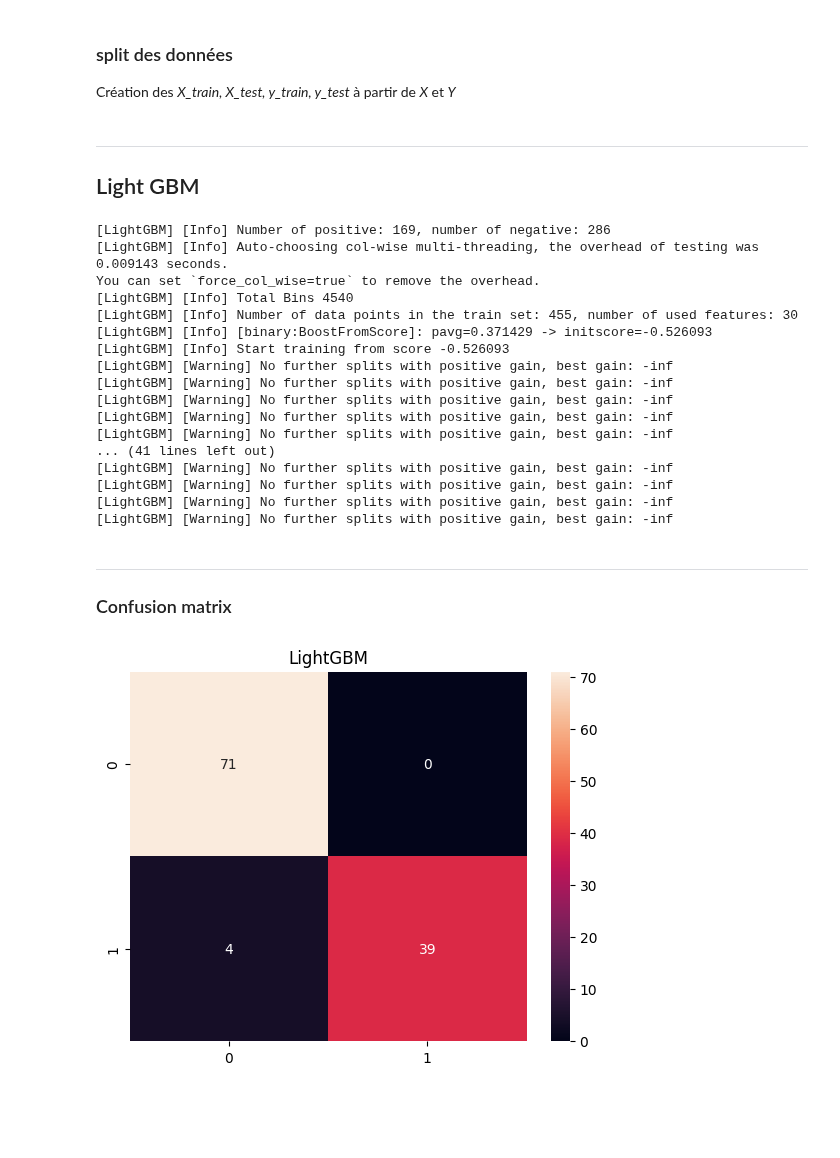
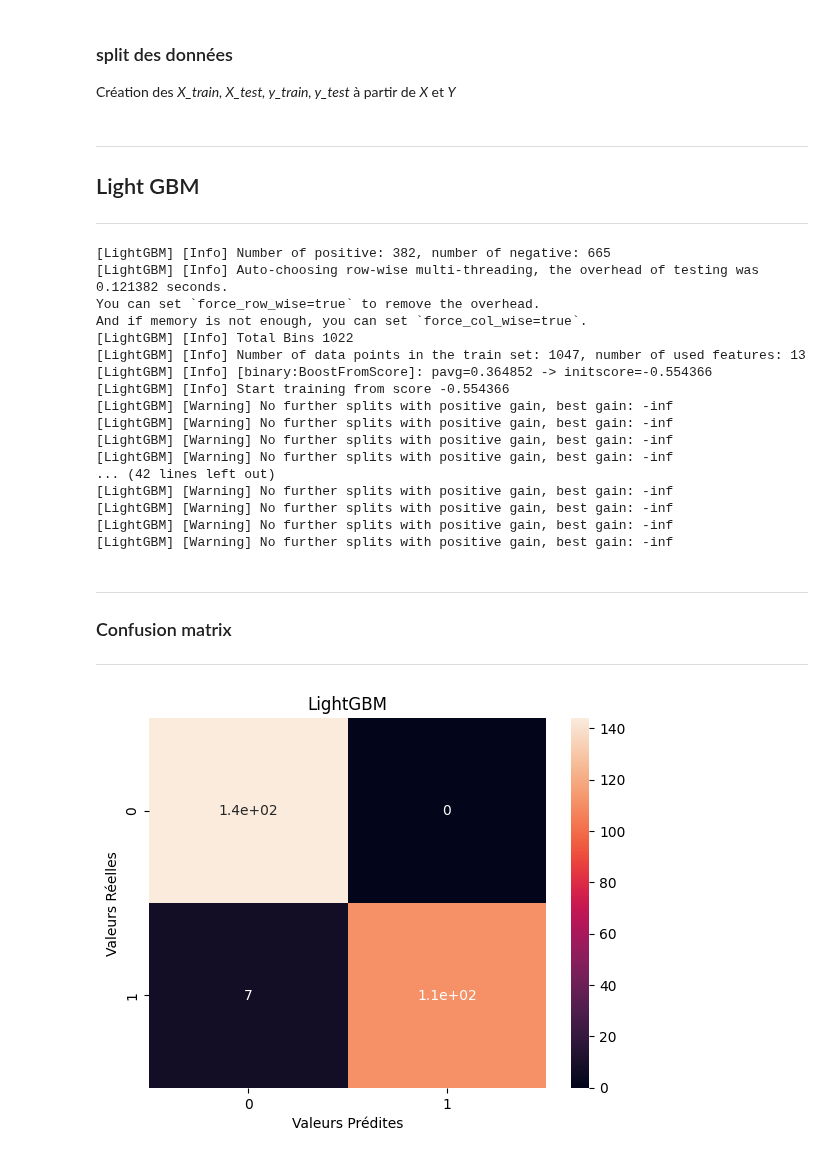
Before and after one commit to AFlo59/M-thodes-ensemblistes-et-arbres-de-d-cision-, a Jupyter notebook: 06-LightGBM.ipynb, the cells around one changed output. Cells and saved outputs as stored; diff of their text form; code cells hidden in the pictures; blank space fills up the shorter version.

```diff
--- a/06-LightGBM.ipynb
+++ b/06-LightGBM.ipynb
@@ -71,6 +107,7 @@ X
 # %%
 #Rename Dataset to Label to make it easy to understand
-y = y.rename(columns={'Diagnosis':'Label'})
+y = df[['survived']]
+y = y.rename(columns={'survived':'Label'})
 
 
 ####### Replace categorical values with numbers########
@@ -81,8 +118,8 @@ y = y["Label"].values
 
 # Encoding categorical data
 labelencoder = LabelEncoder()
-Y = labelencoder.fit_transform(y) # M=1 and B=0
+Y = labelencoder.fit_transform(y)
 
 # affichage de la différence entre y et Y
-print(y[20:30], Y[20:30])
+print(y[20:30])
 # %% [output]
@@ -93,29 +130,33 @@ print(y[20:30], Y[20:30])
 #Define x and normalize values
 
 #Define the independent variables. Let's also drop Gender, so we can normalize other data
-X = X.drop(labels = ["Unnamed: 0"], axis=1)
+X = df.drop(labels = ["survived"], axis=1)
 
-feature_names = np.array(X.columns)  #Convert dtype string?
+labelencoder = LabelEncoder()
+for column in X.columns:
+    X[column] = labelencoder.fit_transform(X[column])
+
+scaler = StandardScaler()
+scaler.fit(X)
+X = scaler.transform(X)
 # %% [markdown]
 ### split des données
 Création des *X_train, X_test, y_train, y_test* à partir de *X* et *Y*
 # %%
-scaler = StandardScaler()
-scaler.fit(X)
-X = scaler.transform(X)
-
 ##Split data into train and test to verify accuracy after fitting the model.
-X_train, X_test, y_train, y_test = train_test_split(X, Y, test_size=0.2, random_state=42)
+X_train, X_test, y_train, y_test = train_test_split(X, y, test_size=0.2, random_state=42)
 # %% [markdown]
 ___
 ## Light GBM
+___
 # %%
 ###################################
 # LightGBM
+
 d_train = lgb.Dataset(X_train, label=y_train)
 
 # https://lightgbm.readthedocs.io/en/latest/Parameters.html
-lgbm_params = {'learning_rate':0.05, 'boosting_type':'dart',    #gbdt or Try dart for better accuracy (it means the best for boosting)
+lgbm_params = {'learning_rate':0.05, 'boosting_type':'gbdt',    #gbdt or Try dart for better accuracy (it means the best for boosting)
               'objective':'binary',
               'metric':['auc', 'binary_logloss'],
               'num_leaves':100,
@@ -125,7 +166,6 @@ start=datetime.now()
 clf = lgb.train(lgbm_params, d_train, 50) #50 iterations. Increase iterations for small learning rates
 stop=datetime.now()
 execution_time_lgbm = stop-start
-#print("LGBM execution time is: ", execution_time_lgbm)
 
 #Prediction on test data
 y_pred_lgbm=clf.predict(X_test)
@@ -137,16 +177,10 @@ for i in range(0, X_test.shape[0]):
     else:
        y_pred_lgbm[i]=0
 
-#Print accuracy
-#print ("Accuracy with LGBM = ", metrics.accuracy_score(y_pred_lgbm,y_test))
-
-
-#print("AUC score with LGBM is: ", roc_auc_score(y_pred_lgbm,y_test))
-
 
 ###################################
 # XGBoost
-dtrain=xgb.DMatrix(X_train,label=y_train)
+dtrain=xgb.DMatrix(X_train, label=y_train)
 
 
 #setting parameters for xgboost
@@ -162,7 +196,6 @@ stop = datetime.now()
 
 #Execution time of the model
 execution_time_xgb = stop-start
-#print("XGBoost execution time is: ", execution_time_xgb)
 
 #now predicting the model on the test set
 dtest=xgb.DMatrix(X_test)
@@ -174,23 +207,20 @@ for i in range(0, X_test.shape[0]):
        y_pred_xgb[i]=1
     else:
        y_pred_xgb[i]=0
-
-#print ("Accuracy with XGBoost= ", metrics.accuracy_score(y_pred_xgb, y_test))
-#print("AUC score with XGBoost is: ", roc_auc_score(y_pred_xgb, y_test))
 # %% [output]
-[LightGBM] [Info] Number of positive: 169, number of negative: 286
-[LightGBM] [Info] Auto-choosing col-wise multi-threading, the overhead of testing was 0.009143 seconds.
-You can set `force_col_wise=true` to remove the overhead.
-[LightGBM] [Info] Total Bins 4540
-[LightGBM] [Info] Number of data points in the train set: 455, number of used features: 30
-[LightGBM] [Info] [binary:BoostFromScore]: pavg=0.371429 -> initscore=-0.526093
-[LightGBM] [Info] Start training from score -0.526093
+[LightGBM] [Info] Number of positive: 382, number of negative: 665
+[LightGBM] [Info] Auto-choosing row-wise multi-threading, the overhead of testing was 0.121382 seconds.
+You can set `force_row_wise=true` to remove the overhead.
+And if memory is not enough, you can set `force_col_wise=true`.
+[LightGBM] [Info] Total Bins 1022
+[LightGBM] [Info] Number of data points in the train set: 1047, number of used features: 13
+[LightGBM] [Info] [binary:BoostFromScore]: pavg=0.364852 -> initscore=-0.554366
+[LightGBM] [Info] Start training from score -0.554366
 [LightGBM] [Warning] No further splits with positive gain, best gain: -inf
 [LightGBM] [Warning] No further splits with positive gain, best gain: -inf
 [LightGBM] [Warning] No further splits with positive gain, best gain: -inf
 [LightGBM] [Warning] No further splits with positive gain, best gain: -inf
-[LightGBM] [Warning] No further splits with positive gain, best gain: -inf
-... (41 lines left out)
+... (42 lines left out)
 [LightGBM] [Warning] No further splits with positive gain, best gain: -inf
 [LightGBM] [Warning] No further splits with positive gain, best gain: -inf
 [LightGBM] [Warning] No further splits with positive gain, best gain: -inf
@@ -198,13 +228,16 @@ You can set `force_col_wise=true` to remove the overhead.
 # %% [markdown]
 ___
 ### Confusion matrix
+___
 # %%
 cm_lgbm = confusion_matrix(y_test, y_pred_lgbm)
 sns.heatmap(cm_lgbm, annot=True)
 plt.title("LightGBM")
+plt.xlabel('Valeurs Prédites')
+plt.ylabel('Valeurs Réelles')
 pass
 # %% [output]
-[figure, old version]
+[figure, new version]
 # %%
 cm_xgb = confusion_matrix(y_test, y_pred_xgb)
 sns.heatmap(cm_xgb, annot=True)
```
Also changed, not shown: parts of 19 cells of this notebook.
